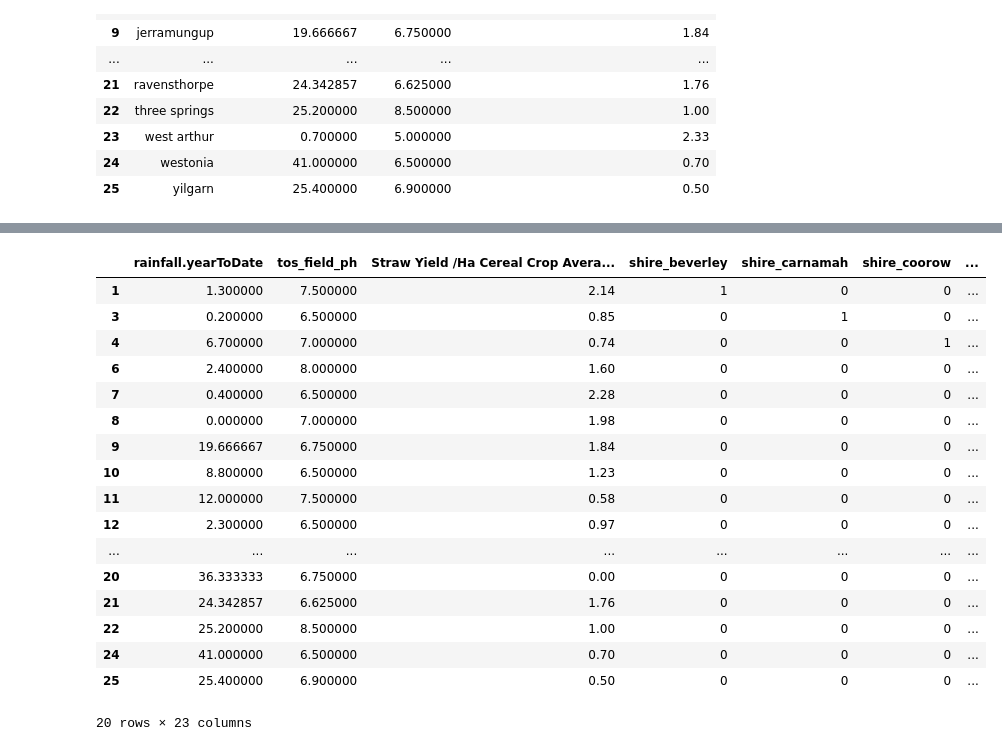
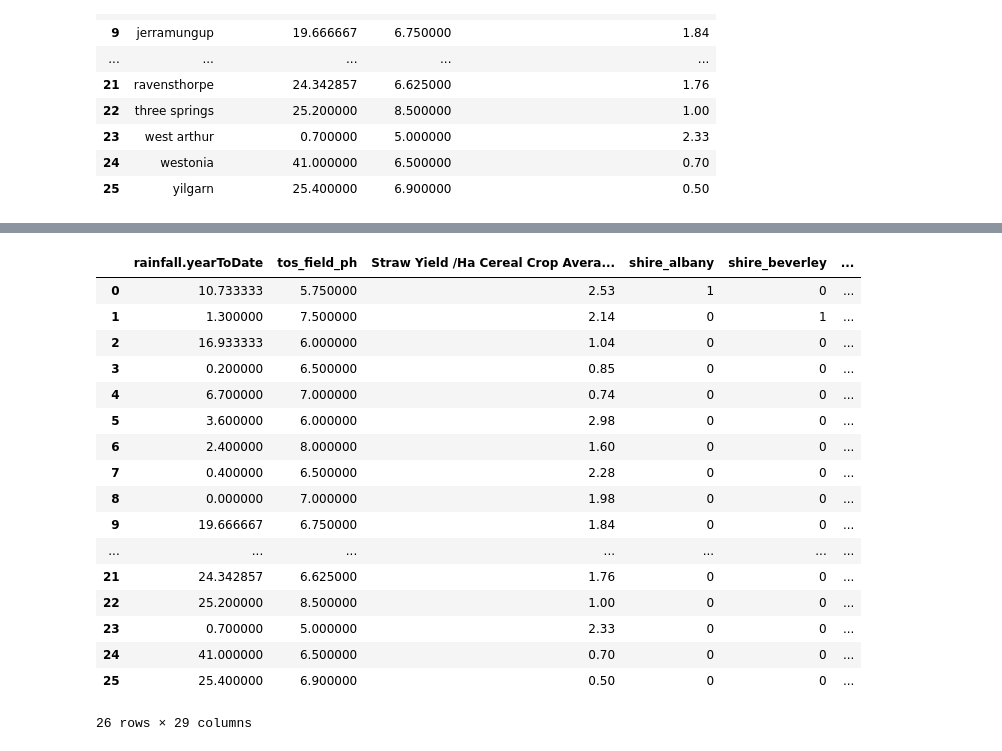
Before and after one commit to ClodettaV/WA-s-wheatbelt-potential-for-bioenergy-production, a Jupyter notebook: model/train_model.ipynb, the cells around one changed output, grey strips where cells are left out. Cells and saved outputs as stored; diff of their text form; code cells hidden in the pictures.

Commit message:
cleaned data and performed model prediction

```diff
--- a/model/train_model.ipynb
+++ b/model/train_model.ipynb
@@ -3,7 +6,7 @@ import pandas as pd
 # %%
 # read csv file
-database = pd.read_csv ('../Data/ML_data.csv')
-database
+ml_data = pd.read_csv ('../Data/ML_data.csv')
+ml_data
 # %% [output]
 |  | shire | rainfall.yearToDate | tos_field_ph | Straw Yield /Ha Cereal Crop Avera... |
 | 0 | albany | 10.733333 | 5.750000 | 2.53 |
@@ -47,9 +35,10 @@ filtered_df
 # %%
-X = filtered_df[[
-    "shire",
+X = ml_data[[
     "rainfall.yearToDate",
     "tos_field_ph",
 
 ]]
 
-y = filtered_df["Straw Yield /Ha Cereal Crop Average over 5 years"].values.reshape(-1,1)
+y = ml_data["Straw Yield /Ha Cereal Crop Average over 5 years"].values.reshape(-1,1)
+
+print("Shape: ", X.shape, y.shape)
@@ -56,24 +55,24 @@ y = filtered_df["Straw Yield /Ha Cereal Crop Average over 5 years"].values.resha
 # %%
 data = X.copy()
 
-data_encoded = pd.get_dummies(filtered_df, columns=["shire"])
+data_encoded = pd.get_dummies(ml_data, columns=["shire"])
 data_encoded
 # %% [output]
-|  | rainfall.yearToDate | tos_field_ph | Straw Yield /Ha Cereal Crop Avera... | shire_beverley | shire_carnamah | shire_coorow | ... |
-| 1 | 1.300000 | 7.500000 | 2.14 | 1 | 0 | 0 | ... |
-| 3 | 0.200000 | 6.500000 | 0.85 | 0 | 1 | 0 | ... |
-| 4 | 6.700000 | 7.000000 | 0.74 | 0 | 0 | 1 | ... |
-| 6 | 2.400000 | 8.000000 | 1.60 | 0 | 0 | 0 | ... |
-| 7 | 0.400000 | 6.500000 | 2.28 | 0 | 0 | 0 | ... |
-| 8 | 0.000000 | 7.000000 | 1.98 | 0 | 0 | 0 | ... |
-| 9 | 19.666667 | 6.750000 | 1.84 | 0 | 0 | 0 | ... |
-| 10 | 8.800000 | 6.500000 | 1.23 | 0 | 0 | 0 | ... |
-| 11 | 12.000000 | 7.500000 | 0.58 | 0 | 0 | 0 | ... |
-| 12 | 2.300000 | 6.500000 | 0.97 | 0 | 0 | 0 | ... |
-| ... | ... | ... | ... | ... | ... | ... | ... |
-| 20 | 36.333333 | 6.750000 | 0.00 | 0 | 0 | 0 | ... |
-| 21 | 24.342857 | 6.625000 | 1.76 | 0 | 0 | 0 | ... |
-| 22 | 25.200000 | 8.500000 | 1.00 | 0 | 0 | 0 | ... |
-| 24 | 41.000000 | 6.500000 | 0.70 | 0 | 0 | 0 | ... |
-| 25 | 25.400000 | 6.900000 | 0.50 | 0 | 0 | 0 | ... |
+|  | rainfall.yearToDate | tos_field_ph | Straw Yield /Ha Cereal Crop Avera... | shire_albany | shire_beverley | ... |
+| 0 | 10.733333 | 5.750000 | 2.53 | 1 | 0 | ... |
+| 1 | 1.300000 | 7.500000 | 2.14 | 0 | 1 | ... |
+| 2 | 16.933333 | 6.000000 | 1.04 | 0 | 0 | ... |
+| 3 | 0.200000 | 6.500000 | 0.85 | 0 | 0 | ... |
+| 4 | 6.700000 | 7.000000 | 0.74 | 0 | 0 | ... |
+| 5 | 3.600000 | 6.000000 | 2.98 | 0 | 0 | ... |
+| 6 | 2.400000 | 8.000000 | 1.60 | 0 | 0 | ... |
+| 7 | 0.400000 | 6.500000 | 2.28 | 0 | 0 | ... |
+| 8 | 0.000000 | 7.000000 | 1.98 | 0 | 0 | ... |
+| 9 | 19.666667 | 6.750000 | 1.84 | 0 | 0 | ... |
+| ... | ... | ... | ... | ... | ... | ... |
+| 21 | 24.342857 | 6.625000 | 1.76 | 0 | 0 | ... |
+| 22 | 25.200000 | 8.500000 | 1.00 | 0 | 0 | ... |
+| 23 | 0.700000 | 5.000000 | 2.33 | 0 | 0 | ... |
+| 24 | 41.000000 | 6.500000 | 0.70 | 0 | 0 | ... |
+| 25 | 25.400000 | 6.900000 | 0.50 | 0 | 0 | ... |
-20 rows × 23 columns
+26 rows × 29 columns
```
Also changed, not shown: parts of 19 cells of this notebook, 24 other files.
